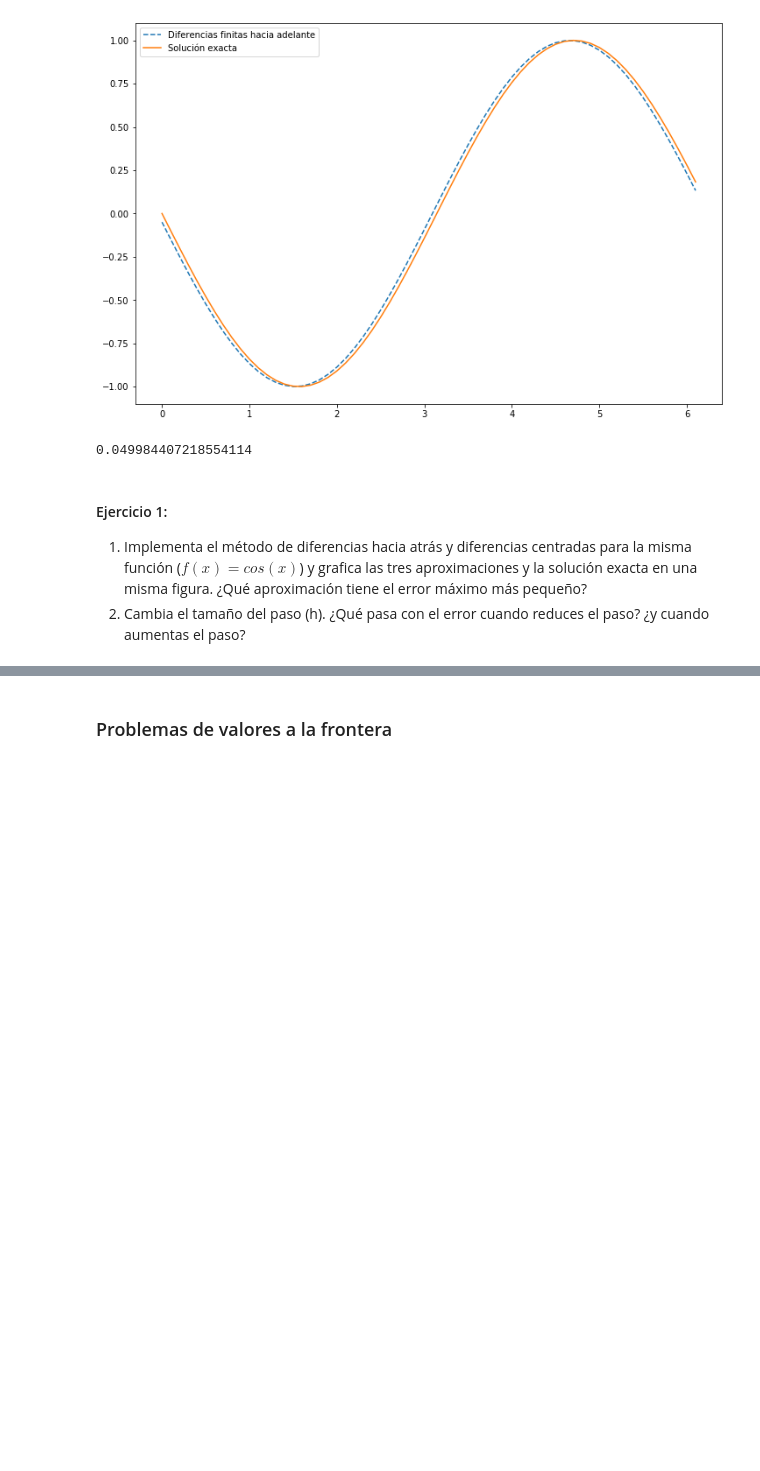
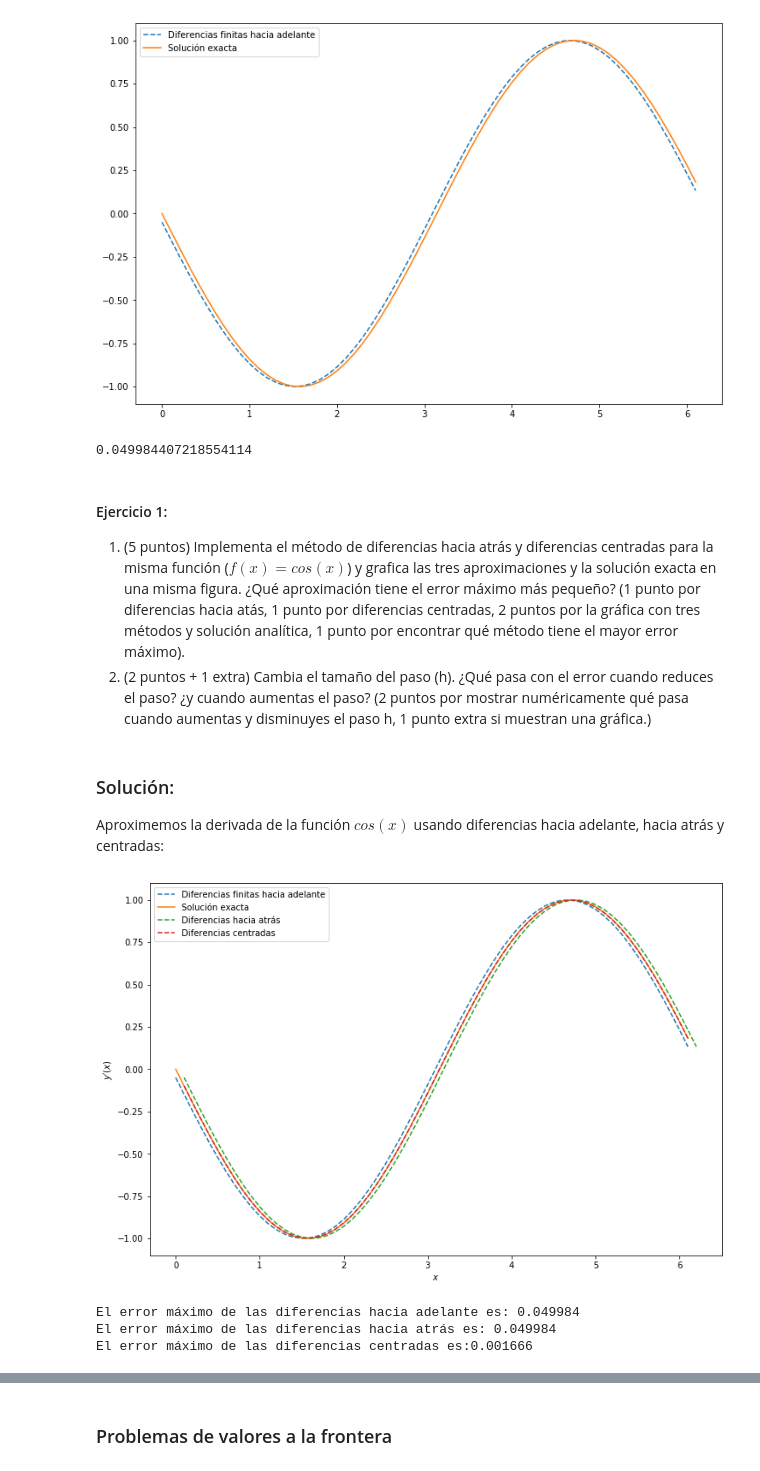
Before and after one commit to anakarinarm/TemSelModNum, a Jupyter notebook: notebooks_2021-2/03_difs_finitas/06_diferencias_finitas.ipynb, the cells around one changed output, grey strips where cells are left out. Saved outputs shown, nothing was run; the diff lists cells and outputs as text; code cells hidden in the pictures; blank space fills up the shorter version.

```diff
--- a/notebooks_2021-2/03_difs_finitas/06_diferencias_finitas.ipynb
+++ b/notebooks_2021-2/03_difs_finitas/06_diferencias_finitas.ipynb
@@ -70,5 +70,62 @@ print(max_error)
 # %% [markdown]
 #### Ejercicio 1:
 
-1. Implementa el método de diferencias hacia atrás y diferencias centradas para la misma función ($f(x)=cos(x)$) y grafica las tres aproximaciones y la solución exacta en una misma figura. ¿Qué aproximación tiene el error máximo más pequeño?
-2. Cambia el tamaño del paso (h). ¿Qué pasa con el error cuando reduces el paso? ¿y cuando aumentas el paso?
+1. (5 puntos) Implementa el método de diferencias hacia atrás y diferencias centradas para la misma función ($f(x)=cos(x)$) y grafica las tres aproximaciones y la solución exacta en una misma figura. ¿Qué aproximación tiene el error máximo más pequeño? (1 punto por diferencias hacia atás, 1 punto por diferencias centradas, 2 puntos por la gráfica con tres métodos y solución analítica, 1 punto por encontrar qué método tiene el mayor error máximo).
+2. (2 puntos + 1 extra) Cambia el tamaño del paso (h). ¿Qué pasa con el error cuando reduces el paso? ¿y cuando aumentas el paso? (2 puntos por mostrar numéricamente qué pasa cuando aumentas y disminuyes el paso h, 1 punto extra si muestran una gráfica.)
+# %% [markdown]
+### Solución:
+
+Aproximemos la derivada de la función $cos(x)$ usando diferencias hacia adelante, hacia atrás y centradas:
+# %%
+# tamaño del paso o espacio entre puntos de la malla
+hs = 0.1
+
+# definimos la malla (un vector de puntos que van de 0 a 2pi espaciados en un valor h)
+xs = np.arange(0, 2*np.pi, hs)
+
+# computamos la función a derivar
+ys = np.cos(xs)
+
+# vector de diferencias hacia adelante - notemos que
+# el tamaño de este vector es más corto que el original por un punto o dos (en centradas)
+dif_adelante = (ys[1:]-ys[:-1])/hs
+dif_atras = (ys[1:]-ys[:-1])/hs
+dif_centradas = (ys[2:]-ys[:-2])/(2*hs)
+
+# computamos la malla correspondiente que tiene n-1 puntos
+x_adelante = x[:-1]
+x_atras = x[1:]
+x_centradas = x[1:-1]
+
+# computamos la solución exacta o derivada analítica
+solucion_exacta_s = -np.sin(x_adelante)
+
+# Graficamos la solución
+plt.figure(figsize = (12, 8))
+plt.plot(x_adelante, dif_adelante, '--', \
+         label = 'Diferencias finitas hacia adelante')
+plt.plot(x_adelante, solucion_exacta, \
+         label = 'Solución exacta')
+plt.plot(x_atras, dif_atras, '--', \
+         label = 'Diferencias hacia atrás')
+plt.plot(x_centradas, dif_centradas, '--', \
+         label = 'Diferencias centradas')
+plt.xlabel(r'$x$')
+plt.ylabel(r'$y^{\prime}(x)$')
+plt.legend()
+plt.show()
+
+# Calcula el error máximo entre las apoximaciones de la derivada
+# y la derivada analítica
+max_error_adelante = max(abs(solucion_exacta - dif_adelante))
+max_error_atras = max(abs(solucion_exacta - dif_atras))
+max_error_centradas = max(abs(solucion_exacta[1:] - dif_centradas))
+
+print('El error máximo de las diferencias hacia adelante es: %f ' %max_error_adelante)
+print('El error máximo de las diferencias hacia atrás es: %f ' %max_error_atras)
+print('El error máximo de las diferencias centradas es:%f ' %max_error_centradas)
+# %% [output]
+[figure, added]
+El error máximo de las diferencias hacia adelante es: 0.049984
+El error máximo de las diferencias hacia atrás es: 0.049984
+El error máximo de las diferencias centradas es:0.001666
```
Also changed, not shown: parts of 5 cells of this notebook, 2 other files.
